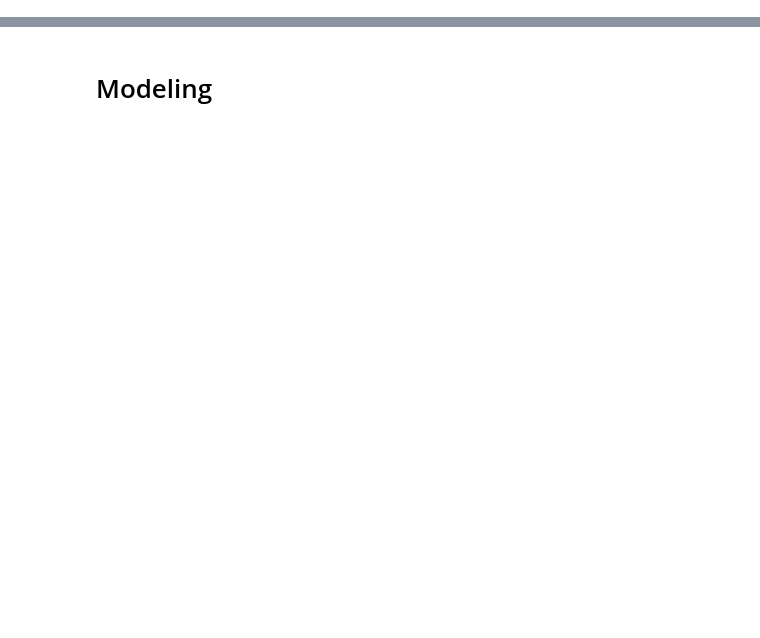
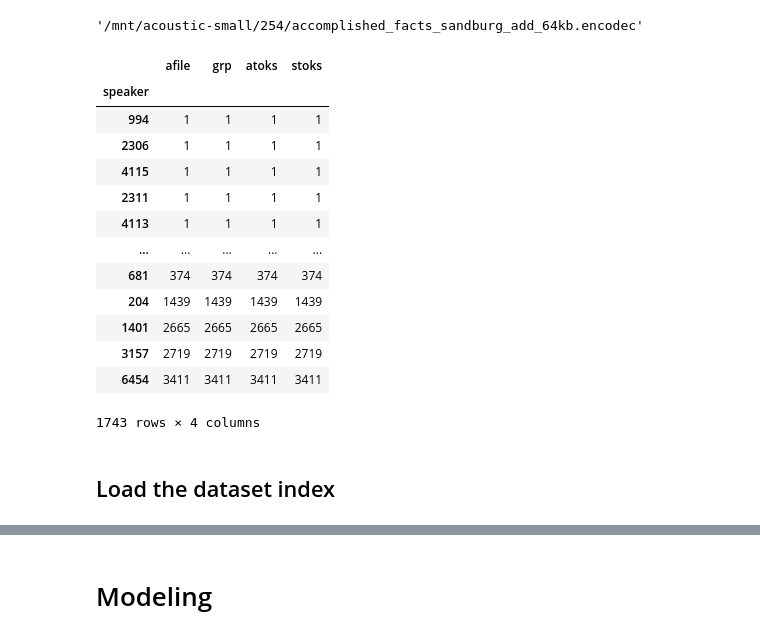
Before and after one commit to collabora/WhisperSpeech, a Jupyter notebook: nbs/3. Semantic to acoustic token modeling.ipynb, the cells around one changed output, grey strips where cells are left out. Saved outputs shown, nothing was run; the diff lists cells and outputs as text; code cells hidden in the pictures; blank space fills up the shorter version.

```diff
--- a/nbs/3. Semantic to acoustic token modeling.ipynb
+++ b/nbs/3. Semantic to acoustic token modeling.ipynb
@@ -21,0 +37,31 @@ datadir = Path('/mnt/')
+# %%
+data = pd.DataFrame(dict(afile=fnames, speaker=speakers, grp=grps))
+# %%
+atoks = {x.name:x for x in list(Path(datadir).rglob('*.encodec'))}
+stoks = {x.name:x for x in list(Path(datadir).rglob('*.stoks'))}
+# %%
+data['atoks'] = data.apply(lambda x: str(atoks[Path(x['afile']).with_suffix('.encodec').name]), axis=1)
+data['stoks'] = data.apply(lambda x: str(stoks[Path(x['afile']).with_suffix('.stoks').name]), axis=1)
+# %%
+data.iloc[0]['atoks']
+# %% [output]
+'/mnt/acoustic-small/254/accomplished_facts_sandburg_add_64kb.encodec'
+# %%
+spks = data.groupby('speaker').count()
+# %%
+spks.sort_values('afile')
+# %% [output]
+|  | afile | grp | atoks | stoks |
+| speaker |  |  |  |  |
+| 994 | 1 | 1 | 1 | 1 |
+| 2306 | 1 | 1 | 1 | 1 |
+| 4115 | 1 | 1 | 1 | 1 |
+| 2311 | 1 | 1 | 1 | 1 |
+| 4113 | 1 | 1 | 1 | 1 |
+| ... | ... | ... | ... | ... |
+| 681 | 374 | 374 | 374 | 374 |
+| 204 | 1439 | 1439 | 1439 | 1439 |
+| 1401 | 2665 | 2665 | 2665 | 2665 |
+| 3157 | 2719 | 2719 | 2719 | 2719 |
+| 6454 | 3411 | 3411 | 3411 | 3411 |
+1743 rows × 4 columns
@@ -21,0 +70,2 @@ datadir = Path('/mnt/')
+# %% [markdown]
+## Load the dataset index
```
Also changed, not shown: parts of 80 cells of this notebook, 4 other files.
